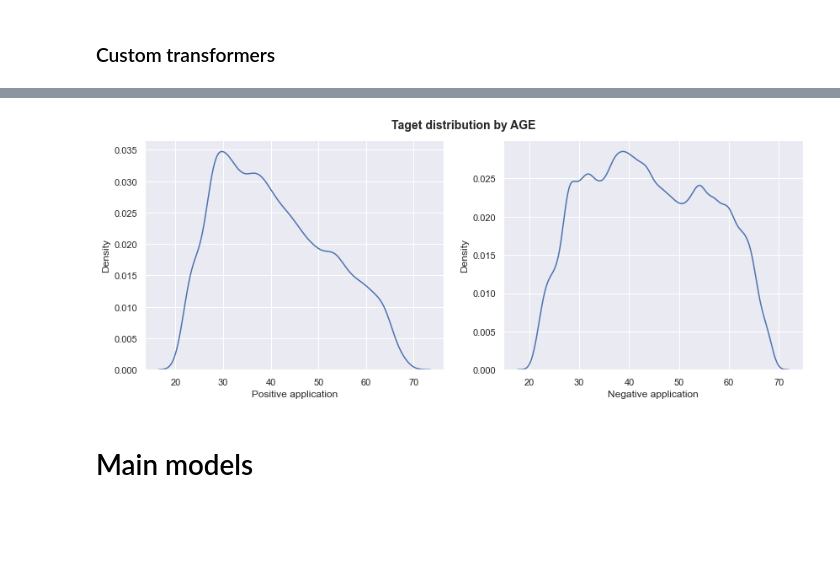
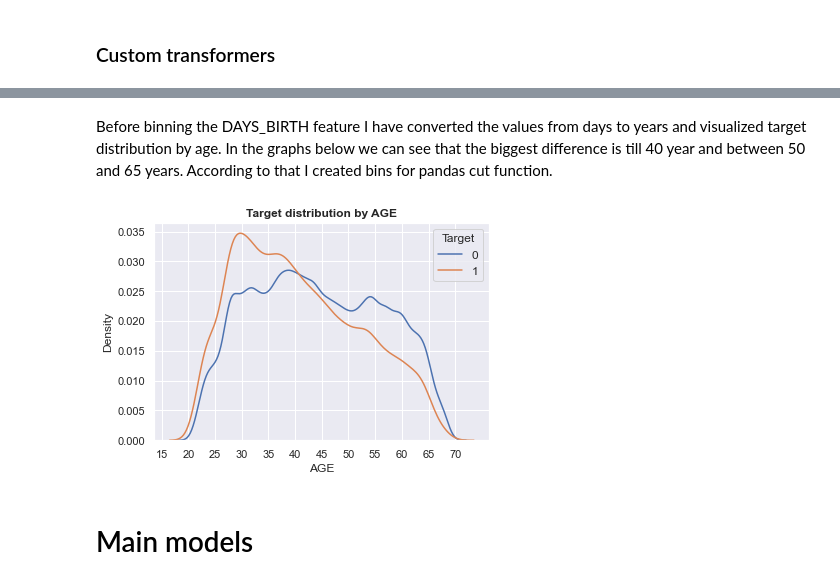
Before and after one commit to Gedas-LT/kaggle-home-credit, a Jupyter notebook: notebook.ipynb, the cells around one changed output, grey strips where cells are left out. Cells and saved outputs as stored; diff of their text form; code cells hidden in the pictures; blank space fills up the shorter version.

```diff
--- a/notebook.ipynb
+++ b/notebook.ipynb
@@ -667,6 +674,8 @@ get_flag_insurance = FunctionTransformer(flag_insurance)
 # %%
 # Custom transformer for creating column with credit card drawings.
 get_credit_card_drawings = FunctionTransformer(credit_card_drawings, kw_args={"credit_card_df": credit_card_balance})
+# %% [markdown]
+Before binning the DAYS_BIRTH feature I have converted the values from days to years and visualized target distribution by age. In the graphs below we can see that the biggest difference is till 40 year and between 50 and 65 years. According to that I created bins for pandas cut function.
 # %%
 # Convert age by days to age by years.
 
@@ -675,14 +684,16 @@ application_test["AGE"] = application_test["DAYS_BIRTH"] / -365
 
 application_train = application_train.drop(columns="DAYS_BIRTH")
 application_test = application_test.drop(columns="DAYS_BIRTH")
-# %%
-fig, axes = plt.subplots(ncols=2, figsize=(14,5))
-sns.kdeplot(ax=axes[0], data=application_train[application_train["TARGET"] == 1], x="AGE")
-sns.kdeplot(ax=axes[1], data=application_train[application_train["TARGET"] == 0], x="AGE")
-fig.suptitle("Taget distribution by AGE", y=0.95, fontsize=14, fontweight="bold")
-axes[0].set(xlabel="Positive application")
-axes[1].set(xlabel="Negative application");
-# %% [output]
-[figure, removed]
+# %%
+targets = [0, 1]
+
+for target in targets:
+    sns.kdeplot(data=application_train[application_train["TARGET"] == target], x="AGE", label=target)
+
+plt.title("Target distribution by AGE", fontweight="bold")
+plt.legend(prop={"size": 12}, title="Target")
+plt.xticks(np.arange(15, 75, 5));
+# %% [output]
+[figure, added]
 # %%
 # Custom transformer for binning the AGE feature.
```
Also changed, not shown: parts of 13 cells of this notebook, 1 other file.
